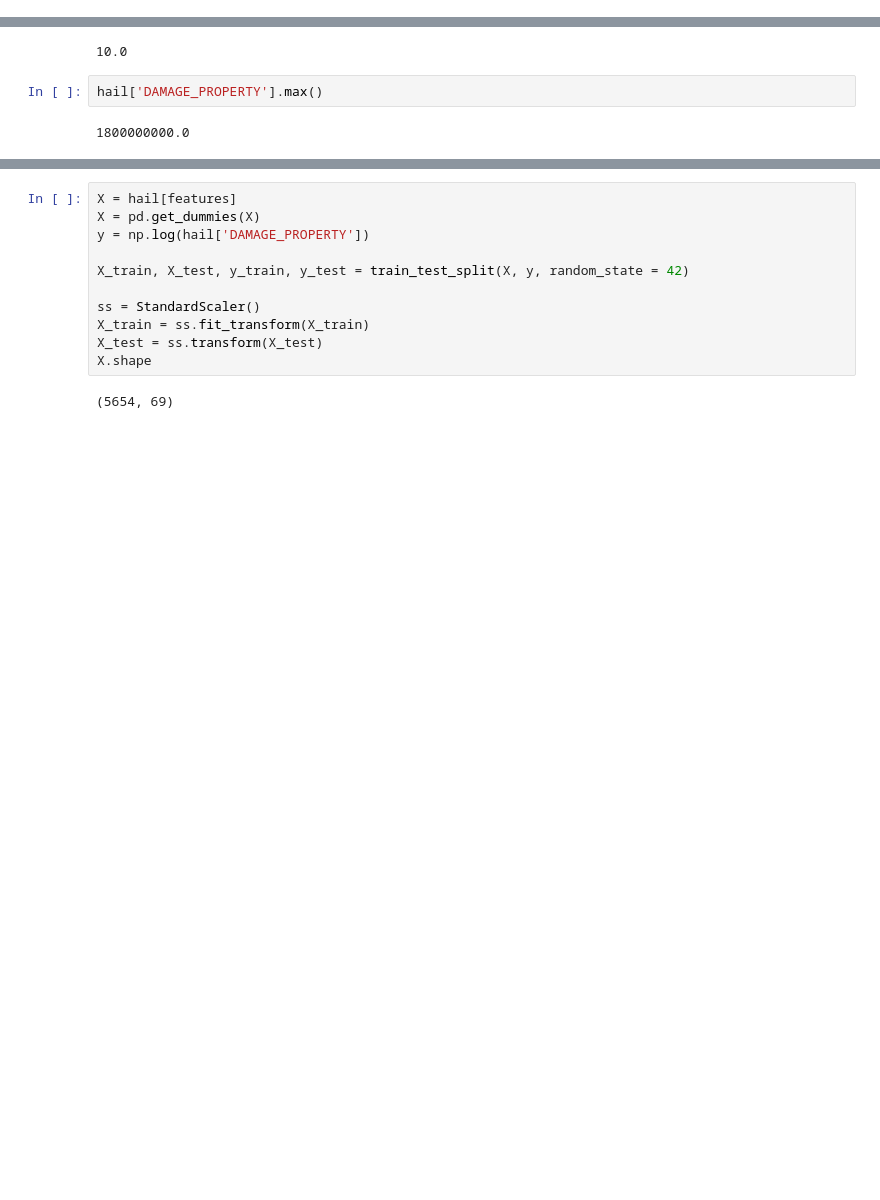
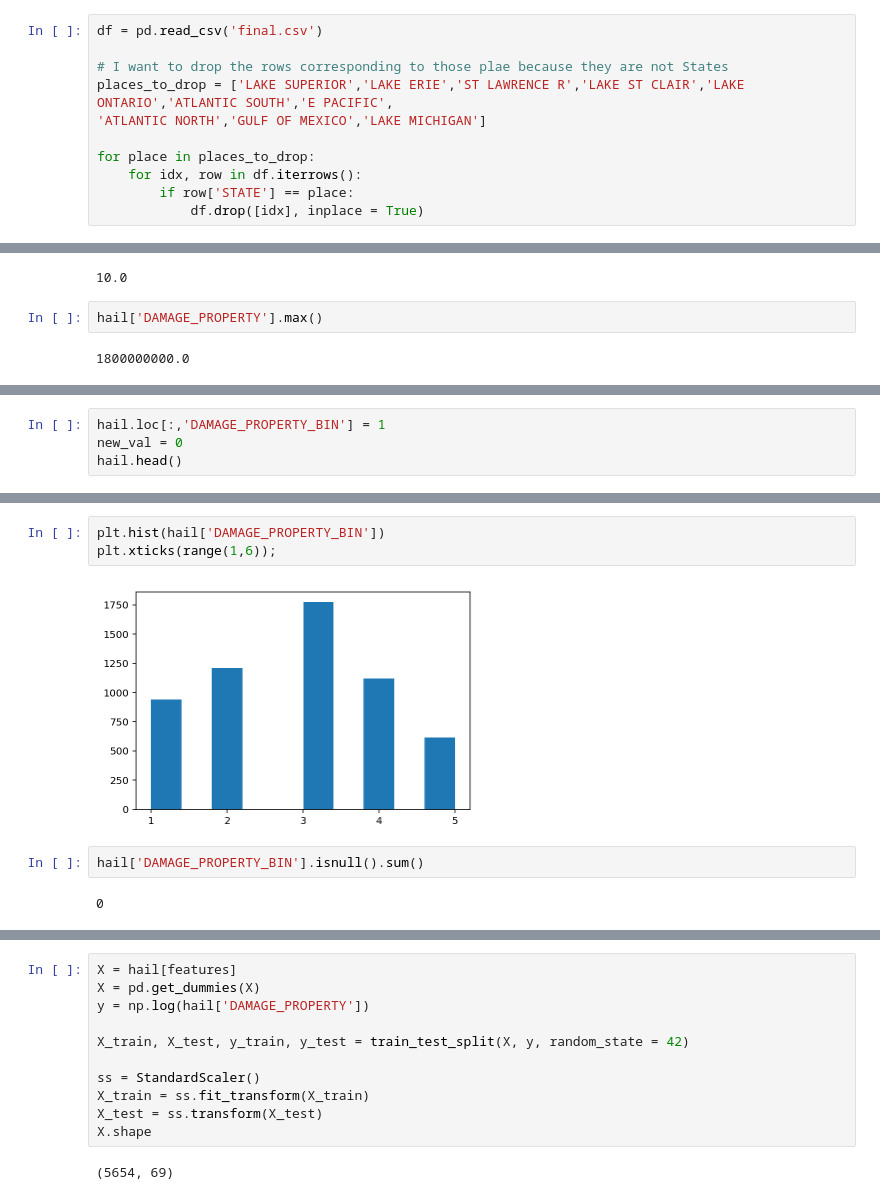
Before and after one commit to emmagrimaldi/Capstone_Predicting_Storm_Damages, a Jupyter notebook: Capstone_code.ipynb, the cells around one changed output, grey strips where cells are left out. Cells and saved outputs as stored; diff of their text form; blank space fills up the shorter version.

```diff
--- a/Capstone_code.ipynb
+++ b/Capstone_code.ipynb
@@ -511,2 +520,13 @@ def r_square(X_test,y_test):
+# %%
+df = pd.read_csv('final.csv')
+
+# I want to drop the rows corresponding to those plae because they are not States
+places_to_drop = ['LAKE SUPERIOR','LAKE ERIE','ST LAWRENCE R','LAKE ST CLAIR','LAKE ONTARIO','ATLANTIC SOUTH','E PACIFIC',
+'ATLANTIC NORTH','GULF OF MEXICO','LAKE MICHIGAN']
+
+for place in places_to_drop:
+    for idx, row in df.iterrows():
+        if row['STATE'] == place:
+            df.drop([idx], inplace = True)
 # %% [markdown]
 ## HAILS
@@ -528,0 +545,4 @@ hail['DAMAGE_PROPERTY'].max()
+# %%
+hail.loc[:,'DAMAGE_PROPERTY_BIN'] = 1
+new_val = 0
+hail.head()
@@ -528,0 +569,9 @@ hail['DAMAGE_PROPERTY'].max()
+# %%
+plt.hist(hail['DAMAGE_PROPERTY_BIN'])
+plt.xticks(range(1,6));
+# %% [output]
+[figure, added]
+# %%
+hail['DAMAGE_PROPERTY_BIN'].isnull().sum()
+# %% [output]
+0
```
Also changed, not shown: parts of 18 cells of this notebook.
